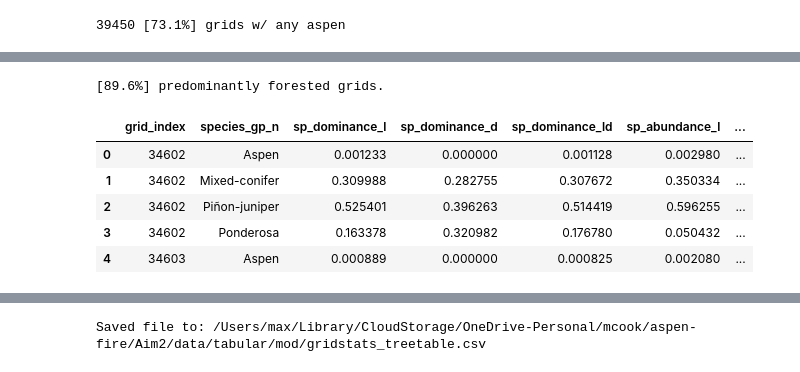
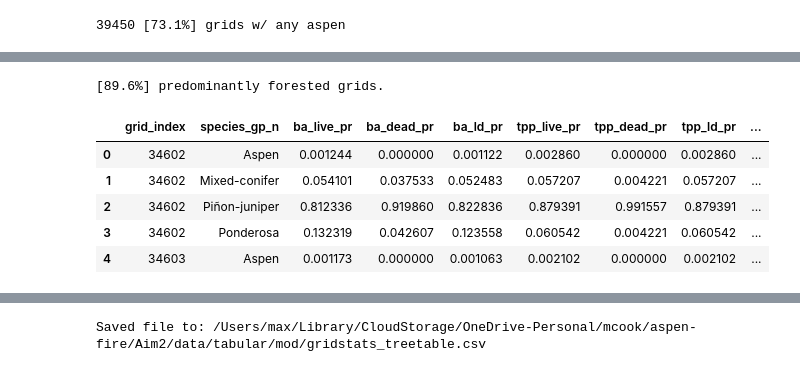
Before and after one commit to natshoff/aspen-fire-fork, a Jupyter notebook: Aim2/code/Python/04b_TreeMap_FIA-TreeTable.ipynb, the cells around one changed output, grey strips where cells are left out. Cells and saved outputs as stored; diff of their text form; code cells hidden in the pictures.

```diff
--- a/Aim2/code/Python/04b_TreeMap_FIA-TreeTable.ipynb
+++ b/Aim2/code/Python/04b_TreeMap_FIA-TreeTable.ipynb
@@ -327,7 +290,4 @@ gc.collect()
 0
-# %%
-# drop rows with 0 tm_id
-tree_metrics = tree_metrics[tree_metrics['tmid_pixels'] != 0]
 # %%
 unique_spp = tree_metrics['species'].unique()
 unique_spp
@@ -526,13 +464,15 @@ grid_tm = (
     ).agg(
         tmid_n=('tm_id', 'nunique'), # number of unique tm_id contributing
         forest_pct=('forest_pct','max'), # retains the forest pixel count for the grid
-        shannon_h=('shannon_h','mean'),
-        balive=('balive', 'sum'),
-        badead=('badead', 'sum'),
+        ba_live=('ba_live', 'sum'),
+        ba_dead=('ba_dead', 'sum'),
         ba_ld=('ba_ld', 'sum'),
-        tpa_live=('tpa_live', 'sum'),
-        tpa_dead=('tpa_dead', 'sum'),
-        tpa_ld=('tpa_ld', 'sum'),
+        tpp_live=('tpp_live', 'sum'),
+        tpp_dead=('tpp_dead', 'sum'),
+        tpp_ld=('tpp_ld', 'sum'),
+        qmd_live=('qmd_live', 'mean'),
+        qmd_dead=('qmd_dead', 'mean'),
+        qmd_ld=('qmd_ld', 'mean'),
         tree_ht_live=('tree_ht_live', 'mean'),
         tree_ht_dead=('tree_ht_dead', 'mean')
     )
@@ -674,62 +620,71 @@ Index(['grid_index', 'species_gp_n', 'tmid_n', 'forest_pct', 'shannon_h',
 # filter to keep grids with our top/dominant species
 # species groups making up 97% of gridcell area
 # calculate how many grids are predominantly forested
 n_forest = len(grid_tm_spp[grid_tm_spp['forest_pct'] > 50])
 print(f"[{round(n_forest/len(grid_tm_spp)*100,2)}%] predominantly forested grids.\n")
 
 # Get the grid-level dominance and abundance proportions by species
 # calculate the total balive and tpa for the grids
 grid_totals = (
     grid_tm_spp.groupby('grid_index', as_index=False)
     .agg(
-        shannon_h_mn=('shannon_h', 'mean'),
-        balive_total=('balive', 'sum'),
-        badead_total=('badead', 'sum'),
+        balive_total=('ba_live', 'sum'),
+        badead_total=('ba_dead', 'sum'),
         ba_ld_total=('ba_ld', 'sum'),
-        tpa_live_total=('tpa_live', 'sum'),
-        tpa_dead_total=('tpa_dead', 'sum'),
-        tpa_ld_total=('tpa_ld', 'sum')
+        tpp_live_total=('tpp_live', 'sum'),
+        tpp_dead_total=('tpp_dead', 'sum'),
+        tpp_ld_total=('tpp_ld', 'sum'),
+        qmd_live_total=('qmd_live', 'sum'),
+        qmd_dead_total=('qmd_dead', 'sum'),
+        qmd_ld_total=('qmd_ld', 'sum')
     )
 )
 # subset columns
 grid_totals = grid_totals[['grid_index','balive_total','badead_total','ba_ld_total',
-                           'tpa_live_total','tpa_dead_total','tpa_ld_total','shannon_h_mn']]
+                           'tpp_live_total','tpp_dead_total','tpp_ld_total',
+                           'qmd_live_total','qmd_dead_total','qmd_ld_total'
+                          ]]
+
 # merge back to the grid data
-grid_tm_spp = grid_tm_spp.merge(grid_totals, on='grid_index', how='left')
+grid_tm_spp_pr = grid_tm_spp.merge(grid_totals, on='grid_index', how='left')
 
-# calculate the QMD
-# ensure 'balive' and 'tpa' columns exist in Dom and are not null or zero
-grid_tm_spp = grid_tm_spp.dropna(subset=['ba_ld', 'tpa_ld'])  # Drop rows with missing values
-grid_tm_spp = grid_tm_spp[grid_tm_spp['tpa_ld'] > 0]  # Remove rows with zero trees per acre
-grid_tm_spp['qmd'] = np.sqrt((grid_tm_spp['ba_ld'] * 144) / (np.pi * grid_tm_spp['tpa_ld']))
+# ensure 'balive' and 'tpa' columns exist  and are not null or zero
+grid_tm_spp_pr = grid_tm_spp_pr.dropna(subset=['ba_ld', 'tpp_ld', 'qmd_ld'])  # Drop rows with missing values
 
 # calculate the species proportions (for live/dead)
+
 # dominance (live/dead basal area)
-grid_tm_spp['sp_dominance_l'] = grid_tm_spp['balive'] / grid_tm_spp['balive_total']
-grid_tm_spp['sp_dominance_d'] = grid_tm_spp['badead'] / grid_tm_spp['badead_total']
-grid_tm_spp['sp_dominance_ld'] = grid_tm_spp['ba_ld'] / grid_tm_spp['ba_ld_total']
+grid_tm_spp_pr['ba_live_pr'] = grid_tm_spp_pr['ba_live'] / grid_tm_spp_pr['balive_total']
+grid_tm_spp_pr['ba_dead_pr'] = grid_tm_spp_pr['ba_dead'] / grid_tm_spp_pr['badead_total']
+grid_tm_spp_pr['ba_ld_pr'] = grid_tm_spp_pr['ba_ld'] / grid_tm_spp_pr['ba_ld_total']
 
 # abundance (live/dead TPA)
-grid_tm_spp['sp_abundance_l'] = grid_tm_spp['tpa_live'] / grid_tm_spp['tpa_live_total']
-grid_tm_spp['sp_abundance_d'] = grid_tm_spp['tpa_dead'] / grid_tm_spp['tpa_dead_total']
-grid_tm_spp['sp_abundance_ld'] = grid_tm_spp['tpa_live'] / grid_tm_spp['tpa_live_total']
+grid_tm_spp_pr['tpp_live_pr'] = grid_tm_spp_pr['tpp_live'] / grid_tm_spp_pr['tpp_live_total']
+grid_tm_spp_pr['tpp_dead_pr'] = grid_tm_spp_pr['tpp_dead'] / grid_tm_spp_pr['tpp_dead_total']
+grid_tm_spp_pr['tpp_ld_pr'] = grid_tm_spp_pr['tpp_live'] / grid_tm_spp_pr['tpp_live_total']
+
+# quadratic mean diameter (live/dead QMD)
+grid_tm_spp_pr['qmd_live_pr'] = grid_tm_spp_pr['qmd_live'] / grid_tm_spp_pr['qmd_live_total']
+grid_tm_spp_pr['qmd_dead_pr'] = grid_tm_spp_pr['qmd_dead'] / grid_tm_spp_pr['qmd_dead_total']
+grid_tm_spp_pr['qmd_ld_pr'] = grid_tm_spp_pr['qmd_live'] / grid_tm_spp_pr['qmd_live_total']
+
 
 del grid_totals
 
 # cheack on the results
-grid_tm_spp[['grid_index','species_gp_n',
-             'sp_dominance_l','sp_dominance_d','sp_dominance_ld',
-             'sp_abundance_l','sp_abundance_d','sp_abundance_ld',
-             'shannon_h_mn'
+grid_tm_spp_pr[['grid_index','species_gp_n',
+             'ba_live_pr','ba_dead_pr','ba_ld_pr',
+             'tpp_live_pr','tpp_dead_pr','tpp_ld_pr',
+             'qmd_live_pr','qmd_dead_pr','qmd_ld_pr'
             ]].head()
 # %% [output]
 [89.6%] predominantly forested grids.
-|  | grid_index | species_gp_n | sp_dominance_l | sp_dominance_d | sp_dominance_ld | sp_abundance_l | ... |
-| 0 | 34602 | Aspen | 0.001233 | 0.000000 | 0.001128 | 0.002980 | ... |
-| 1 | 34602 | Mixed-conifer | 0.309988 | 0.282755 | 0.307672 | 0.350334 | ... |
-| 2 | 34602 | Piñon-juniper | 0.525401 | 0.396263 | 0.514419 | 0.596255 | ... |
-| 3 | 34602 | Ponderosa | 0.163378 | 0.320982 | 0.176780 | 0.050432 | ... |
-| 4 | 34603 | Aspen | 0.000889 | 0.000000 | 0.000825 | 0.002080 | ... |
+|  | grid_index | species_gp_n | ba_live_pr | ba_dead_pr | ba_ld_pr | tpp_live_pr | tpp_dead_pr | tpp_ld_pr | ... |
+| 0 | 34602 | Aspen | 0.001244 | 0.000000 | 0.001122 | 0.002860 | 0.000000 | 0.002860 | ... |
+| 1 | 34602 | Mixed-conifer | 0.054101 | 0.037533 | 0.052483 | 0.057207 | 0.004221 | 0.057207 | ... |
+| 2 | 34602 | Piñon-juniper | 0.812336 | 0.919860 | 0.822836 | 0.879391 | 0.991557 | 0.879391 | ... |
+| 3 | 34602 | Ponderosa | 0.132319 | 0.042607 | 0.123558 | 0.060542 | 0.004221 | 0.060542 | ... |
+| 4 | 34603 | Aspen | 0.001173 | 0.000000 | 0.001063 | 0.002102 | 0.000000 | 0.002102 | ... |
 # %%
 # Plot the distribution of dominance and abundance across forest species groups
 # Sort species by mean dominance
```
Also changed, not shown: parts of 26 cells of this notebook, 11 other files.
